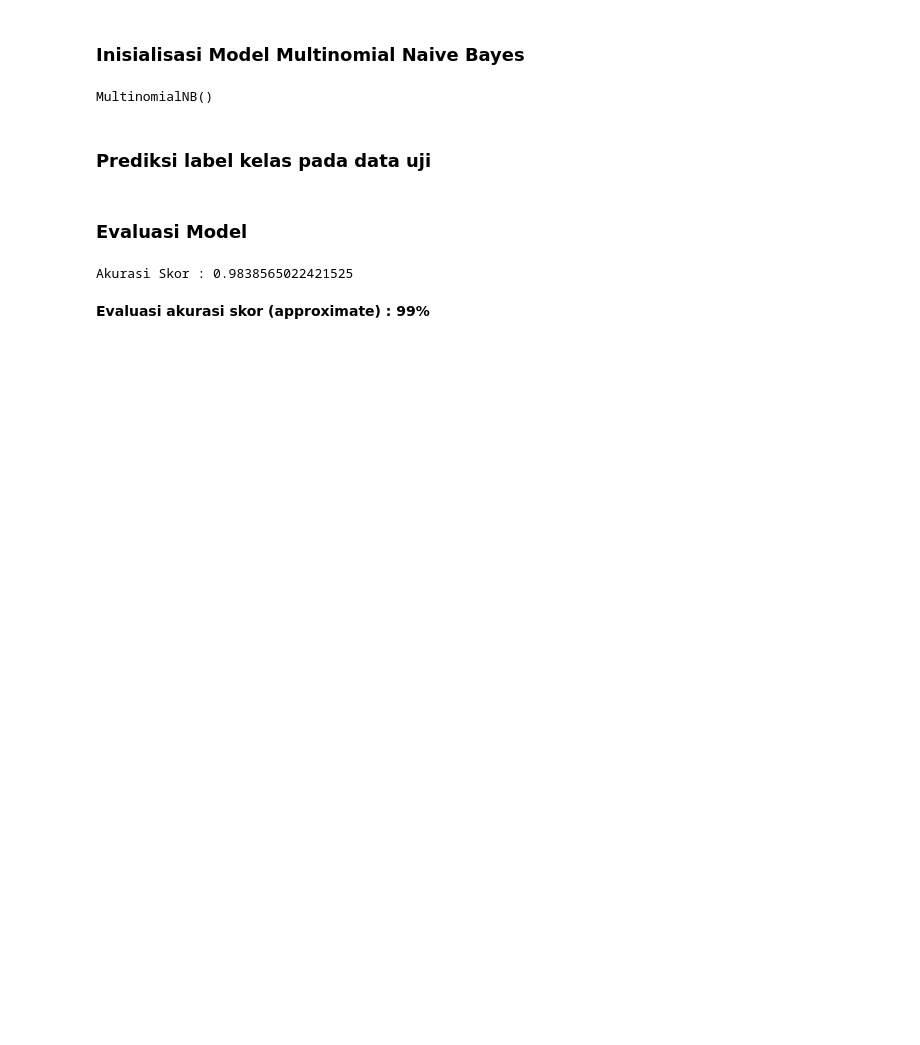
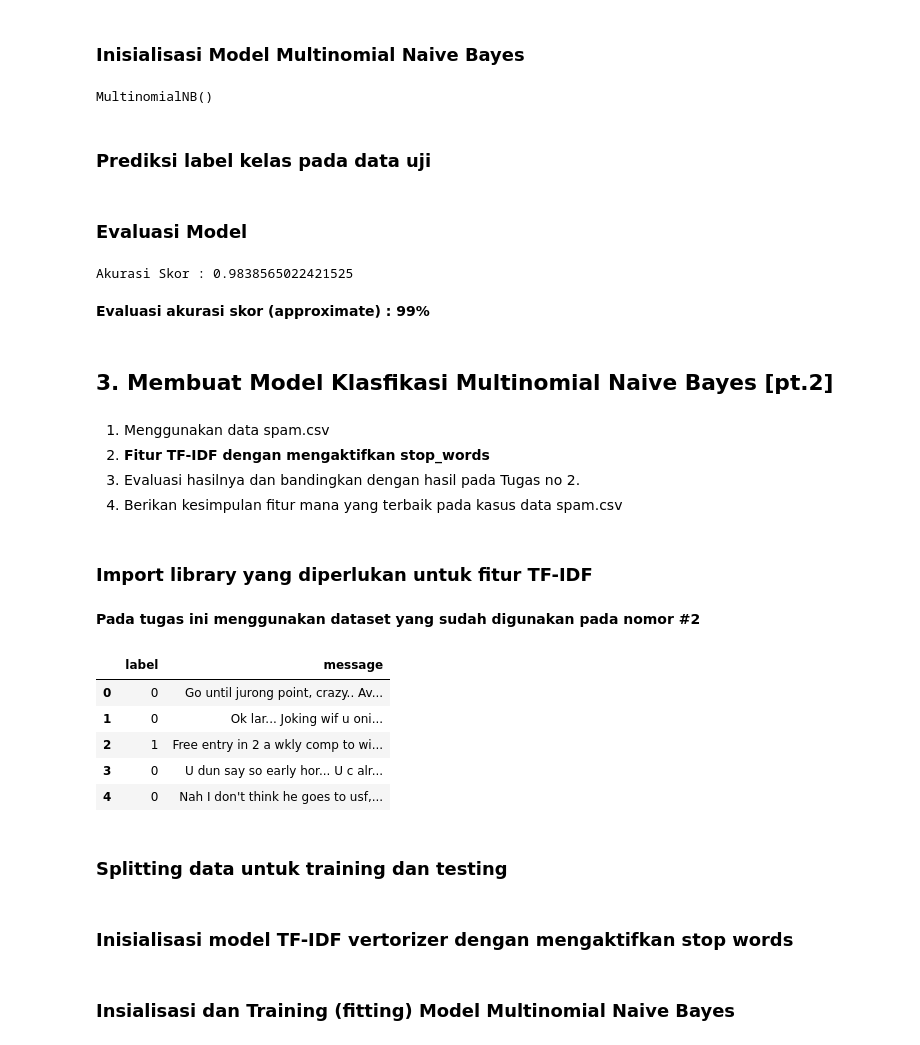
Before and after one commit to ilhamydn17/2141720091-MachLearn-2023, a Jupyter notebook: tugas_praktikum.ipynb, the cells around one changed output. Drawn from its saved outputs; the diff is of its cells as text; code cells hidden in the pictures; blank space fills up the shorter version.

Commit message:
Mengejakan tugas praktikum nomor #3

```diff
--- a/tugas_praktikum.ipynb
+++ b/tugas_praktikum.ipynb
@@ -308,3 +308,12 @@ print(f'Akurasi Skor : {acc_result}')
 Akurasi Skor : 0.9838565022421525
 # %% [markdown]
 **Evaluasi akurasi skor (approximate) : 99%**
+# %% [markdown]
+## **3. Membuat  Model  Klasfikasi  Multinomial Naive Bayes [pt.2]**
+# %% [markdown]
+1. Menggunakan data spam.csv
+2. **Fitur TF-IDF dengan mengaktifkan stop_words**
+3. Evaluasi hasilnya dan bandingkan dengan hasil pada Tugas no 2.
+4. Berikan kesimpulan fitur mana yang terbaik pada kasus data spam.csv
+# %% [markdown]
+### Import library yang diperlukan untuk fitur TF-IDF
@@ -310,0 +322,13 @@ Akurasi Skor : 0.9838565022421525
+# %% [markdown]
+**Pada tugas ini menggunakan dataset yang sudah digunakan pada nomor #2**
+# %%
+datafr2.head()
+# %% [output]
+|  | label | message |
+| 0 | 0 | Go until jurong point, crazy.. Av... |
+| 1 | 0 | Ok lar... Joking wif u oni... |
+| 2 | 1 | Free entry in 2 a wkly comp to wi... |
+| 3 | 0 | U dun say so early hor... U c alr... |
+| 4 | 0 | Nah I don't think he goes to usf,... |
+# %% [markdown]
+### Splitting data untuk training dan testing
@@ -310,0 +338,2 @@ Akurasi Skor : 0.9838565022421525
+# %% [markdown]
+### Inisialisasi model TF-IDF vertorizer dengan mengaktifkan stop words
@@ -310,0 +347,2 @@ Akurasi Skor : 0.9838565022421525
+# %% [markdown]
+### Insialisasi dan Training (fitting) Model Multinomial Naive Bayes
```
Also changed, not shown: parts of 14 cells of this notebook.
